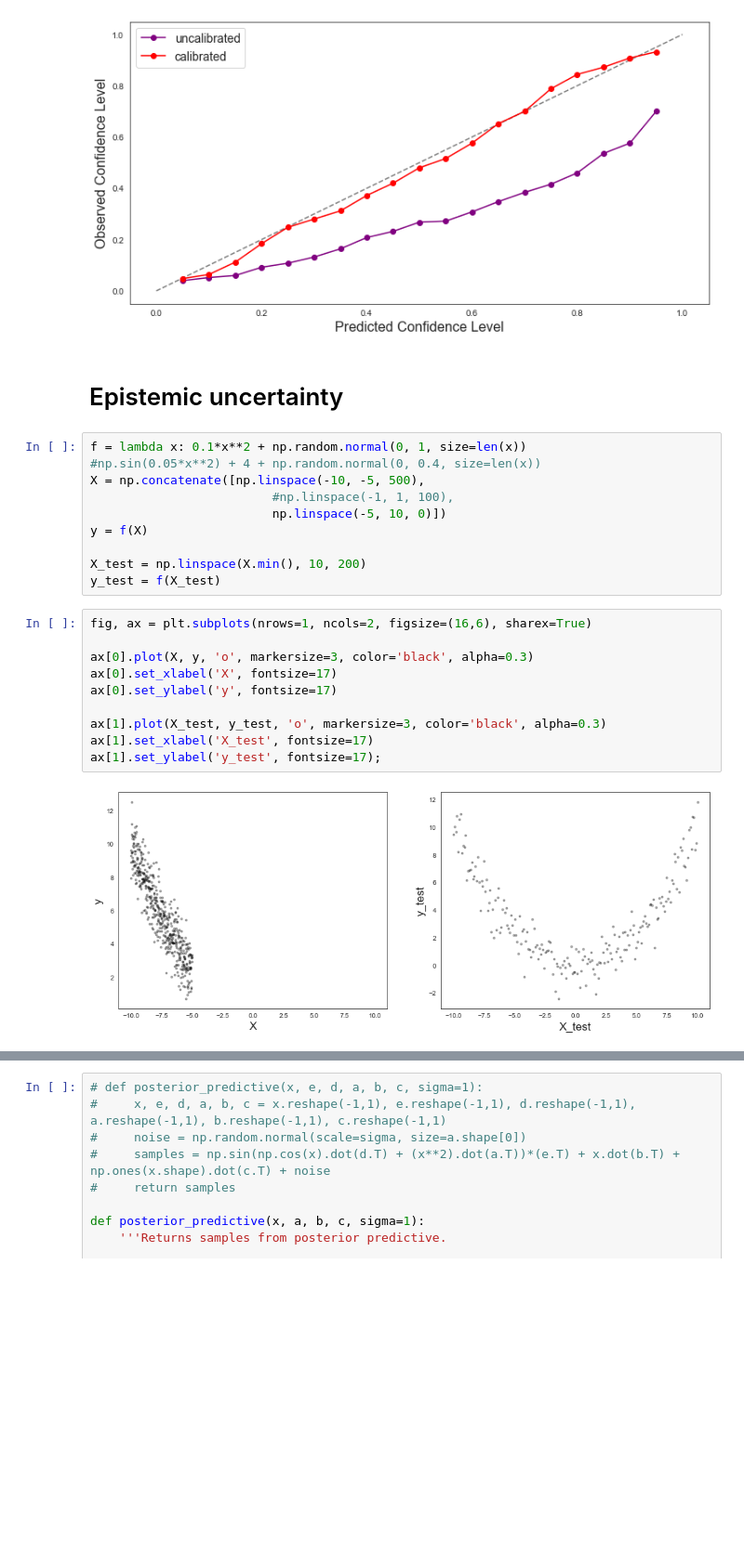
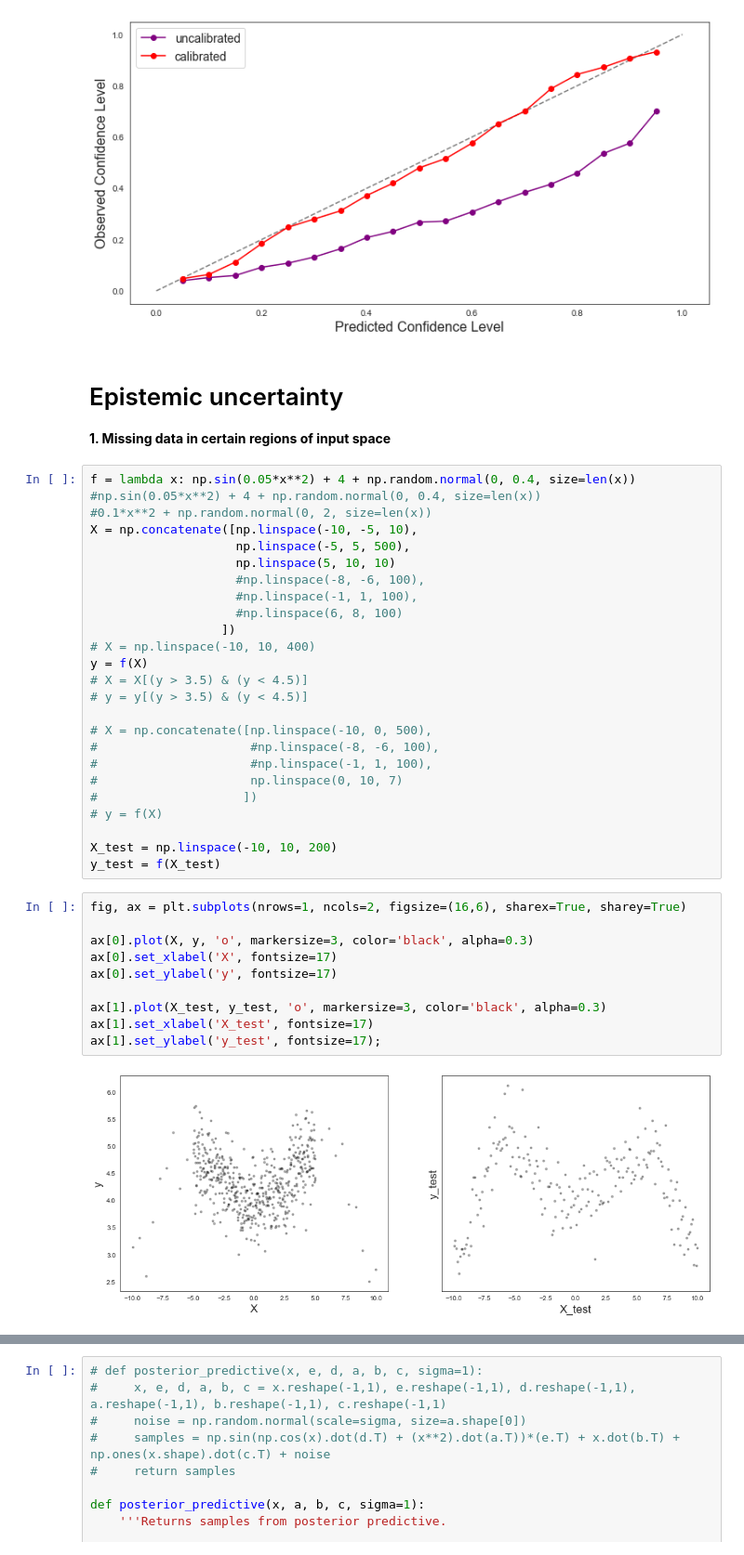
Before and after one commit to AnthonyRentsch/calibrated_regression, a Jupyter notebook: BayesianRegression_AR.ipynb, the cells around one changed output, grey strips where cells are left out. Shown at 93% size. Drawn from its saved outputs; the diff is of its cells as text; blank space fills up the shorter version.

Commit message:
epistemic exmaple

```diff
--- a/BayesianRegression_AR.ipynb
+++ b/BayesianRegression_AR.ipynb
@@ -136,30 +136,47 @@ fig, ax = plt.subplots(1,1,figsize=(12,6))
 calib.plot_diagnostic_curve(ax, X_test, y_test);
 # %% [output]
 [figure]
-# %% [markdown]
-# Epistemic uncertainty
+# %% [markdown]
+# Epistemic uncertainty
+
+**1. Missing data in certain regions of input space**
 # %%
-f = lambda x: 0.1*x**2 + np.random.normal(0, 1, size=len(x))
+f = lambda x: np.sin(0.05*x**2) + 4 + np.random.normal(0, 0.4, size=len(x))
 #np.sin(0.05*x**2) + 4 + np.random.normal(0, 0.4, size=len(x))
-X = np.concatenate([np.linspace(-10, -5, 500),
-                         #np.linspace(-1, 1, 100),
-                         np.linspace(-5, 10, 0)])
+#0.1*x**2 + np.random.normal(0, 2, size=len(x))
+X = np.concatenate([np.linspace(-10, -5, 10),
+                    np.linspace(-5, 5, 500),
+                    np.linspace(5, 10, 10)
+                    #np.linspace(-8, -6, 100),
+                    #np.linspace(-1, 1, 100),
+                    #np.linspace(6, 8, 100)
+                  ])
+# X = np.linspace(-10, 10, 400)
 y = f(X)
+# X = X[(y > 3.5) & (y < 4.5)]
+# y = y[(y > 3.5) & (y < 4.5)]
 
-X_test = np.linspace(X.min(), 10, 200)
+# X = np.concatenate([np.linspace(-10, 0, 500),
+#                     #np.linspace(-8, -6, 100),
+#                     #np.linspace(-1, 1, 100),
+#                     np.linspace(0, 10, 7)
+#                    ])
+# y = f(X)
+
+X_test = np.linspace(-10, 10, 200)
 y_test = f(X_test)
 # %%
-fig, ax = plt.subplots(nrows=1, ncols=2, figsize=(16,6), sharex=True)
+fig, ax = plt.subplots(nrows=1, ncols=2, figsize=(16,6), sharex=True, sharey=True)
 
 ax[0].plot(X, y, 'o', markersize=3, color='black', alpha=0.3)
 ax[0].set_xlabel('X', fontsize=17)
 ax[0].set_ylabel('y', fontsize=17)
 
 ax[1].plot(X_test, y_test, 'o', markersize=3, color='black', alpha=0.3)
 ax[1].set_xlabel('X_test', fontsize=17)
 ax[1].set_ylabel('y_test', fontsize=17);
 # %% [output]
-[figure, old version]
+[figure, new version]
 # %% [markdown]
 $$
 \begin{aligned}
```
Also changed, not shown: parts of 14 cells of this notebook.
